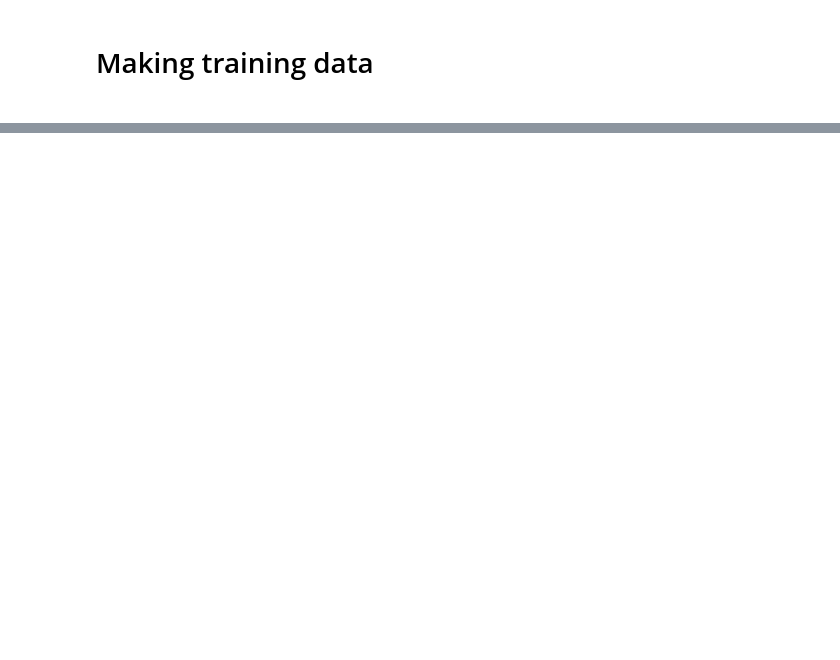
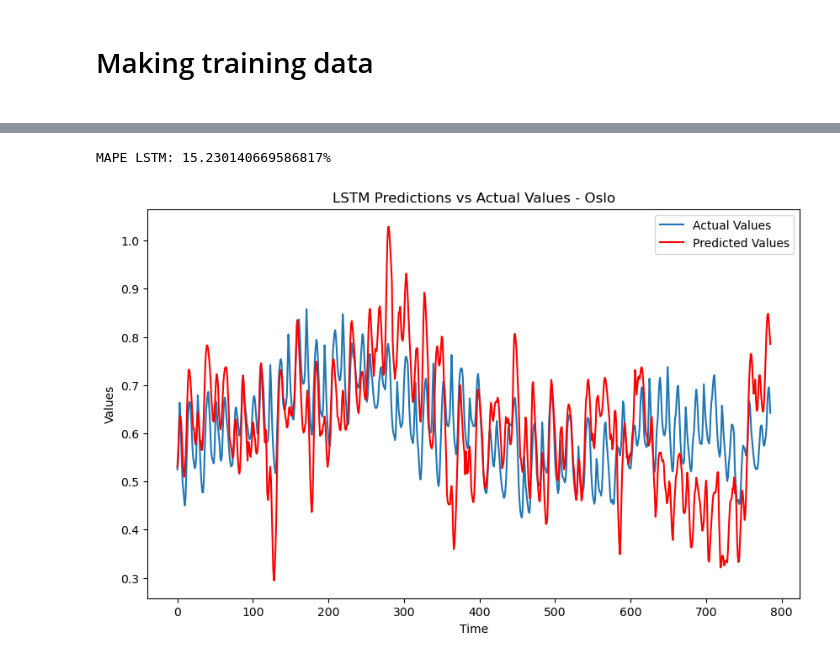
Before and after one commit to axelandreassen/ANEO_Data_Science, a Jupyter notebook: dataprep_baseline.ipynb, the cells around one changed output, grey strips where cells are left out. Drawn from its saved outputs; the diff is of its cells as text; code cells hidden in the pictures; blank space fills up the shorter version.

```diff
--- a/dataprep_baseline.ipynb
+++ b/dataprep_baseline.ipynb
@@ -233,0 +416,52 @@ KeyboardInterrupt:
+# %%
+# Seed for reproducibility
+seed_value = 42
+np.random.seed(seed_value)
+tf.random.set_seed(seed_value)
+
+
+data=oslo_with_price
+
+# Function to create dataset with lags for multiple variables
+def create_multivariate_dataset(data, min_lag, max_lag):
+    X, y = [], []
+    for i in range(max_lag, len(data)):
+        lagged_data = data.iloc[i-max_lag:i-min_lag+1, 1:]
+        X.append(lagged_data.values)
+        y.append(data.iloc[i, 0])
+    return np.array(X), np.array(y)
+
+X, y = create_multivariate_dataset(data, 120,240)
+kf = KFold(n_splits=k, shuffle=False)
+
+for train_index, val_index in kf.split(X):
+    X_train, X_val = X[train_index], X[val_index]
+    y_train, y_val = y[train_index], y[val_index]
+
+    # Building and Training the LSTM Model with best hyperparameters
+    model = Sequential()
+    model.add(LSTM(25, activation='relu', input_shape=(X.shape[1], X.shape[2])))
+    model.add(Dense(1))
+    model.compile(optimizer='adam', loss='mse')
+
+    # Training the model
+    model.fit(X_train, y_train, epochs=1000, verbose=0)
+
+    # Making predictions
+    y_pred = model.predict(X_val, verbose=0).flatten()
+
+mape = np.mean(np.abs((y_val - y_pred) / y_val)) * 100
+print(f'MAPE LSTM: {mape}%')
+
+# Plot the predictions against the actual values
+plt.figure(figsize=(10, 6))
+plt.plot(y_val, label='Actual Values')
+plt.plot(y_pred, label='Predicted Values', color='red')
+plt.title('LSTM Predictions vs Actual Values - Oslo')
+plt.xlabel('Time')
+plt.ylabel('Values')
+plt.legend()
+plt.show()
+# %% [output]
+MAPE LSTM: 15.230140669586817%
+[figure, added]
```
Also changed, not shown: parts of 4 cells of this notebook, 58 other files.
